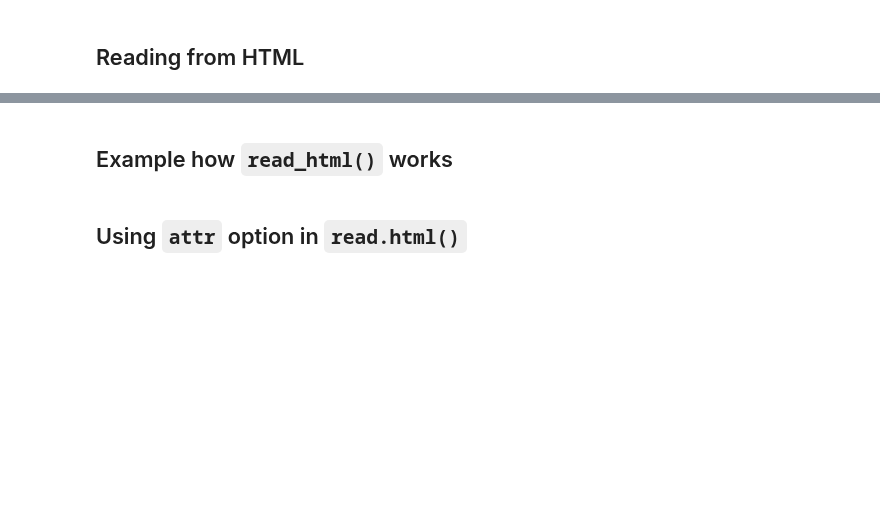
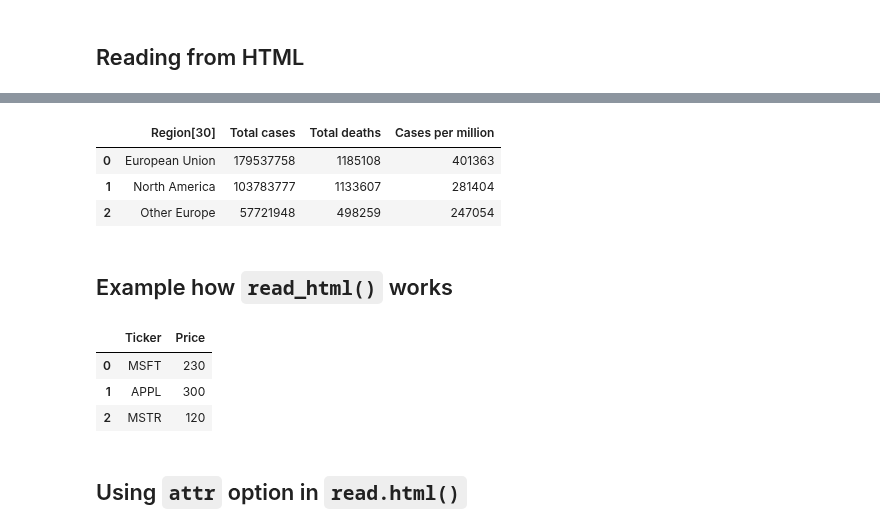
Before and after one commit to PacktPublishing/Time-Series-Analysis-with-Python-Cookbook-Second-Edition, a Jupyter notebook: code/Ch2/Chapter 2.ipynb, the cells around one changed output, grey strips where cells are left out. Saved outputs shown, nothing was run; the diff lists cells and outputs as text; code cells hidden in the pictures; blank space fills up the shorter version.

```diff
--- a/code/Ch2/Chapter 2.ipynb
+++ b/code/Ch2/Chapter 2.ipynb
@@ -265,4 +544,9 @@ df.columns
 # %%
-df[['Total cases', 'Total deaths', 'Cases per million']].head()
+df[['Region[30]','Total cases', 'Total deaths', 'Cases per million']].head(3)
+# %% [output]
+|  | Region[30] | Total cases | Total deaths | Cases per million |
+| 0 | European Union | 179537758 | 1185108 | 401363 |
+| 1 | North America | 103783777 | 1133607 | 281404 |
+| 2 | Other Europe | 57721948 | 498259 | 247054 |
 # %% [markdown]
 ## Example how `read_html()` works
@@ -269,5 +556,4 @@ df[['Total cases', 'Total deaths', 'Cases per million']].head()
 # %%
-import pandas as pd
 html = """
  <table>
    <tr>
@@ -292,8 +578,13 @@ html = """
  </html>
  """
 
-df = pd.read_html(html)
+df = pd.read_html(StringIO(html))
 df[0]
+# %% [output]
+|  | Ticker | Price |
+| 0 | MSFT | 230 |
+| 1 | APPL | 300 |
+| 2 | MSTR | 120 |
 # %% [markdown]
 ## Using `attr` option in `read.html()`
 # %%
```
Also changed, not shown: parts of 79 cells of this notebook, 1 other file.
